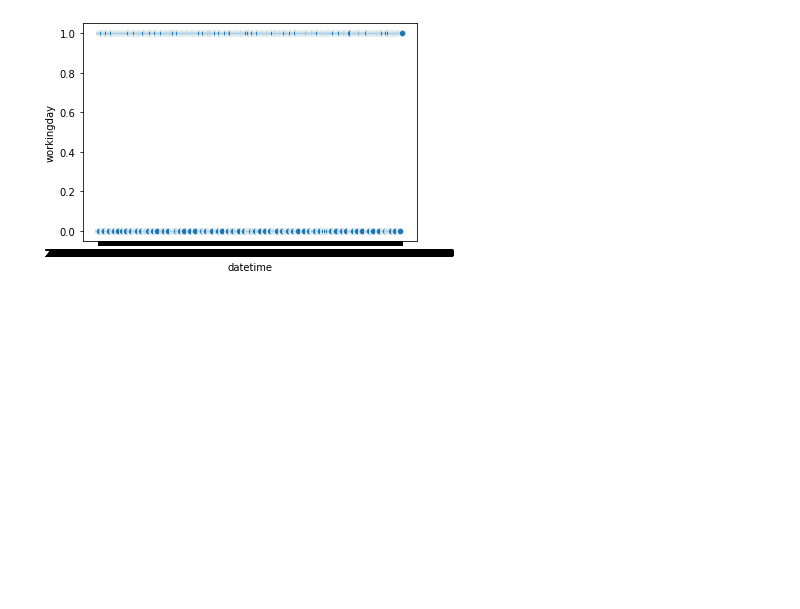
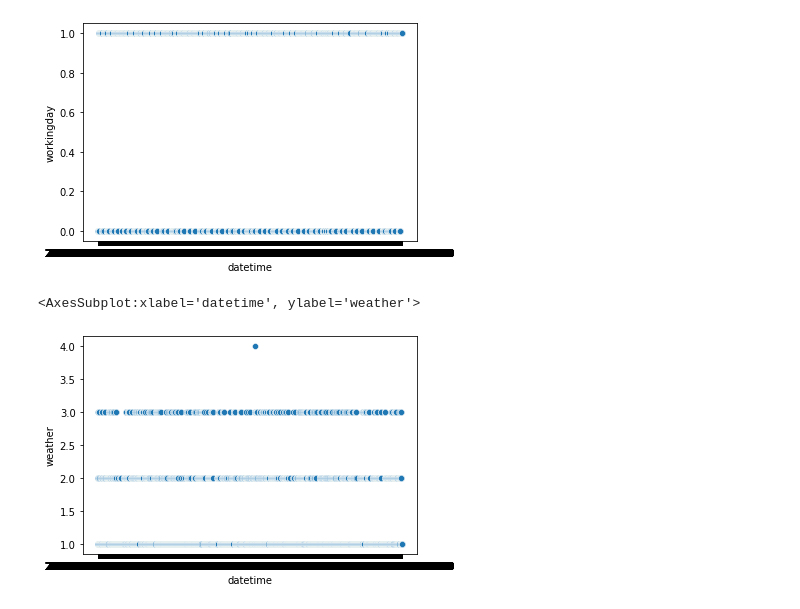
Before and after one commit to amithsbhat/machinelearning, a Jupyter notebook: analyzingbikesdata_visualdataanalysis.ipynb, the cells around one changed output. Saved outputs shown, nothing was run; the diff lists cells and outputs as text; code cells hidden in the pictures; blank space fills up the shorter version.

Commit message:
Kaggle Notebook | AnalyzingBikesData_VisualDataAnalysis | Version 3

```diff
--- a/analyzingbikesdata_visualdataanalysis.ipynb
+++ b/analyzingbikesdata_visualdataanalysis.ipynb
@@ -110,3 +110,8 @@ p = sns.scatterplot(y="holiday", x = 'datetime',data = df)
 p = sns.scatterplot(y="workingday", x = 'datetime', data = df)
 # %% [output]
 [figure]
+# %%
+sns.scatterplot(y="weather", x = 'datetime', data = df)
+# %% [output]
+<AxesSubplot:xlabel='datetime', ylabel='weather'>
+[figure, added]
```
Also changed, not shown: parts of 12 cells of this notebook.
